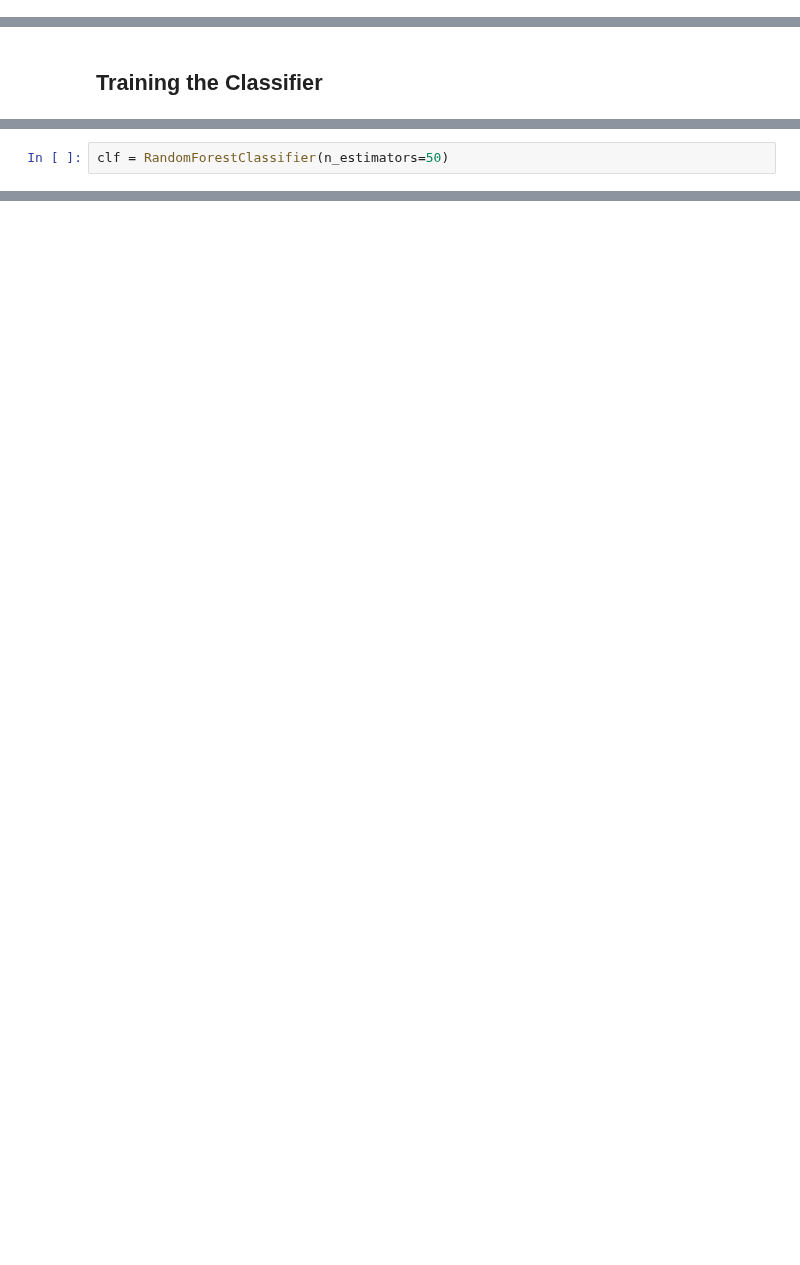
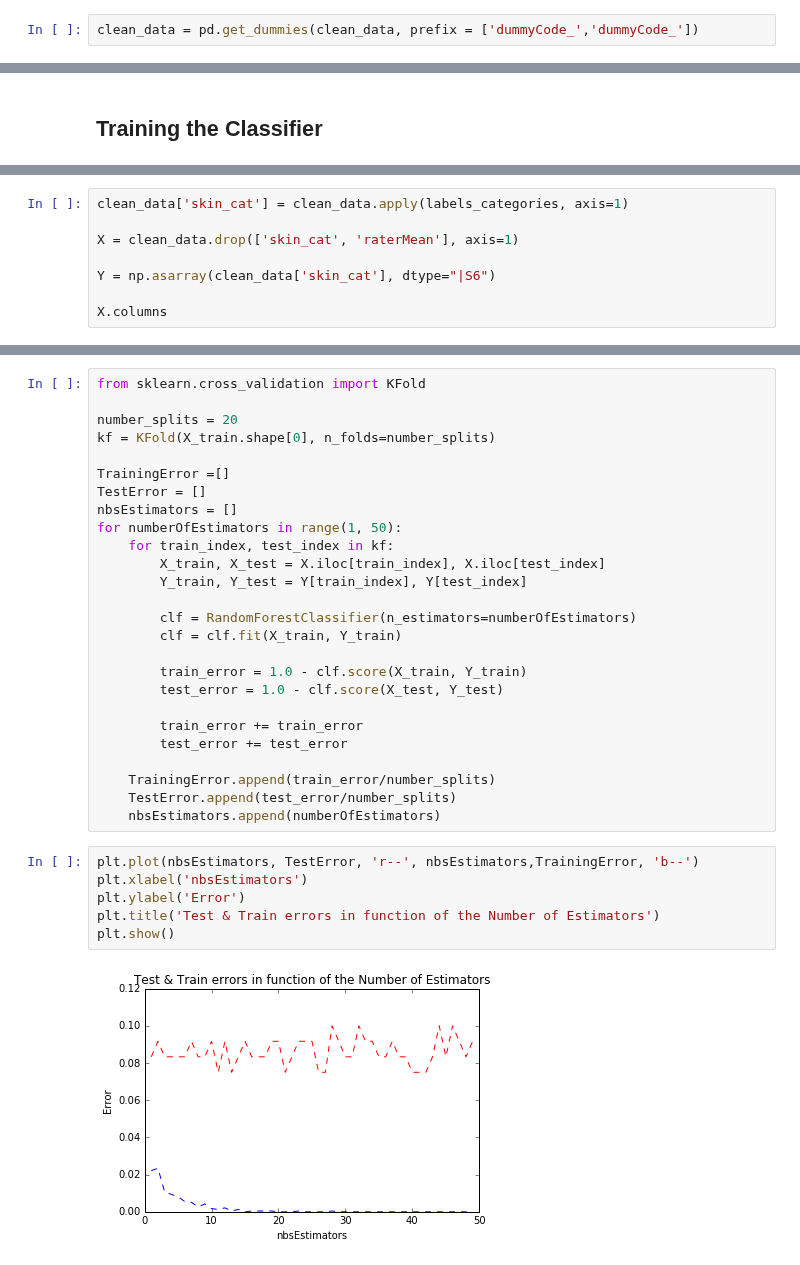
Before and after one commit to Symsystem/adaepflHomework, a Jupyter notebook: 04 - Applied ML/04 - Applied ML.ipynb, the cells around one changed output, grey strips where cells are left out. Drawn from its saved outputs; the diff is of its cells as text; blank space fills up the shorter version.

Commit message:
random forest

```diff
--- a/04 - Applied ML/04 - Applied ML.ipynb
+++ b/04 - Applied ML/04 - Applied ML.ipynb
@@ -150,3 +157,5 @@ clean_data = grouped_by_player.agg({'games': np.sum, 'victories': np.sum, 'ties'
 
 # drop the column playerShort (non-numeric data not relevant for the classifier)
 clean_data.drop('playerShort', axis=1, inplace=True)
+# %%
+clean_data = pd.get_dummies(clean_data, prefix = ['dummyCode_','dummyCode_'])
@@ -162,2 +173,0 @@ Y_train = np.asarray(df['raterMean'], dtype="|S6")
-# %%
-clf = RandomForestClassifier(n_estimators=50)
@@ -189,0 +186,8 @@ for i in range(10) :
+# %%
+clean_data['skin_cat'] = clean_data.apply(labels_categories, axis=1)
+
+X = clean_data.drop(['skin_cat', 'raterMean'], axis=1)
+
+Y = np.asarray(clean_data['skin_cat'], dtype="|S6")
+
+X.columns
@@ -189,0 +206,34 @@ for i in range(10) :
+# %%
+from sklearn.cross_validation import KFold
+
+number_splits = 20
+kf = KFold(X_train.shape[0], n_folds=number_splits)
+
+TrainingError =[]
+TestError = []
+nbsEstimators = []
+for numberOfEstimators in range(1, 50):
+    for train_index, test_index in kf:
+        X_train, X_test = X.iloc[train_index], X.iloc[test_index]
+        Y_train, Y_test = Y[train_index], Y[test_index]
+
+        clf = RandomForestClassifier(n_estimators=numberOfEstimators)
+        clf = clf.fit(X_train, Y_train)
+
+        train_error = 1.0 - clf.score(X_train, Y_train)
+        test_error = 1.0 - clf.score(X_test, Y_test)
+
+        train_error += train_error
+        test_error += test_error
+
+    TrainingError.append(train_error/number_splits)
+    TestError.append(test_error/number_splits)
+    nbsEstimators.append(numberOfEstimators)
+# %%
+plt.plot(nbsEstimators, TestError, 'r--', nbsEstimators,TrainingError, 'b--')
+plt.xlabel('nbsEstimators')
+plt.ylabel('Error')
+plt.title('Test & Train errors in function of the Number of Estimators')
+plt.show()
+# %% [output]
+[figure, added]
```
Also changed, not shown: parts of 20 cells of this notebook.
